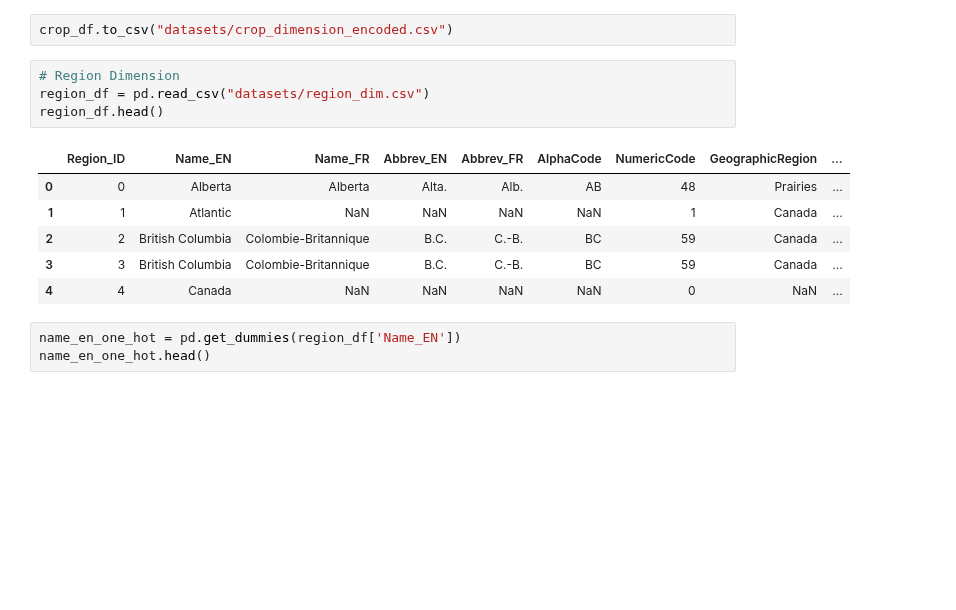
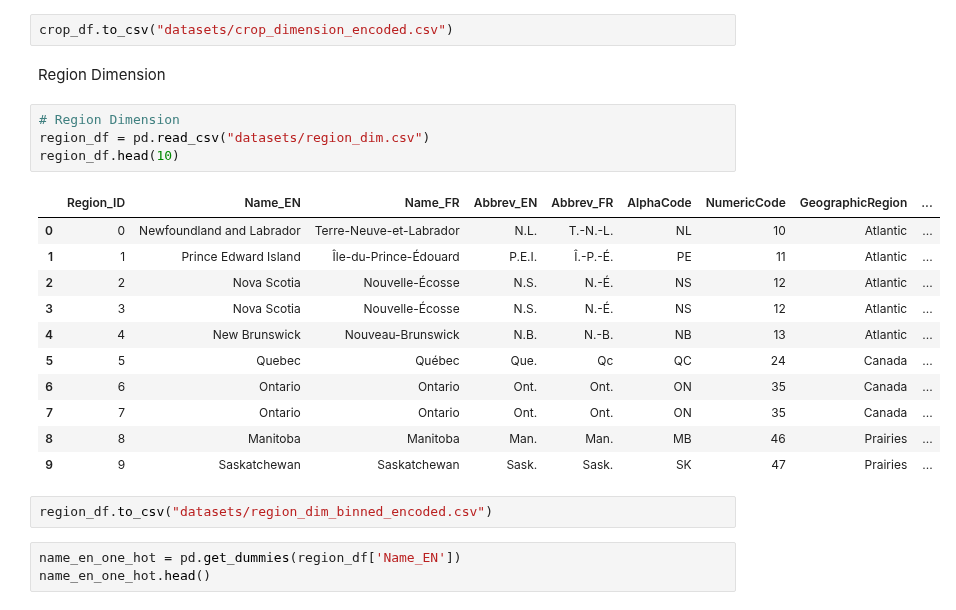
Before and after one commit to Daniel-Dumitrescu/csi4142-project, a Jupyter notebook: Data_Transformation.ipynb, the cells around one changed output. Saved outputs shown, nothing was run; the diff lists cells and outputs as text; blank space fills up the shorter version.

```diff
--- a/Data_Transformation.ipynb
+++ b/Data_Transformation.ipynb
@@ -120,17 +124,26 @@ crop_df.head()
 5 rows × 22 columns
 # %%
 crop_df.to_csv("datasets/crop_dimension_encoded.csv")
+# %% [markdown]
+Region Dimension
 # %%
 # Region Dimension
 region_df = pd.read_csv("datasets/region_dim.csv")
-region_df.head()
+region_df.head(10)
 # %% [output]
 |  | Region_ID | Name_EN | Name_FR | Abbrev_EN | Abbrev_FR | AlphaCode | NumericCode | GeographicRegion | ... |
-| 0 | 0 | Alberta | Alberta | Alta. | Alb. | AB | 48 | Prairies | ... |
-| 1 | 1 | Atlantic | NaN | NaN | NaN | NaN | 1 | Canada | ... |
-| 2 | 2 | British Columbia | Colombie-Britannique | B.C. | C.-B. | BC | 59 | Canada | ... |
-| 3 | 3 | British Columbia | Colombie-Britannique | B.C. | C.-B. | BC | 59 | Canada | ... |
-| 4 | 4 | Canada | NaN | NaN | NaN | NaN | 0 | NaN | ... |
+| 0 | 0 | Newfoundland and Labrador | Terre-Neuve-et-Labrador | N.L. | T.-N.-L. | NL | 10 | Atlantic | ... |
+| 1 | 1 | Prince Edward Island | Île-du-Prince-Édouard | P.E.I. | Î.-P.-É. | PE | 11 | Atlantic | ... |
+| 2 | 2 | Nova Scotia | Nouvelle-Écosse | N.S. | N.-É. | NS | 12 | Atlantic | ... |
+| 3 | 3 | Nova Scotia | Nouvelle-Écosse | N.S. | N.-É. | NS | 12 | Atlantic | ... |
+| 4 | 4 | New Brunswick | Nouveau-Brunswick | N.B. | N.-B. | NB | 13 | Atlantic | ... |
+| 5 | 5 | Quebec | Québec | Que. | Qc | QC | 24 | Canada | ... |
+| 6 | 6 | Ontario | Ontario | Ont. | Ont. | ON | 35 | Canada | ... |
+| 7 | 7 | Ontario | Ontario | Ont. | Ont. | ON | 35 | Canada | ... |
+| 8 | 8 | Manitoba | Manitoba | Man. | Man. | MB | 46 | Prairies | ... |
+| 9 | 9 | Saskatchewan | Saskatchewan | Sask. | Sask. | SK | 47 | Prairies | ... |
+# %%
+region_df.to_csv("datasets/region_dim_binned_encoded.csv")
 # %%
 name_en_one_hot = pd.get_dummies(region_df['Name_EN'])
 name_en_one_hot.head()
```
Also changed, not shown: parts of 9 cells of this notebook, 4 other files.
